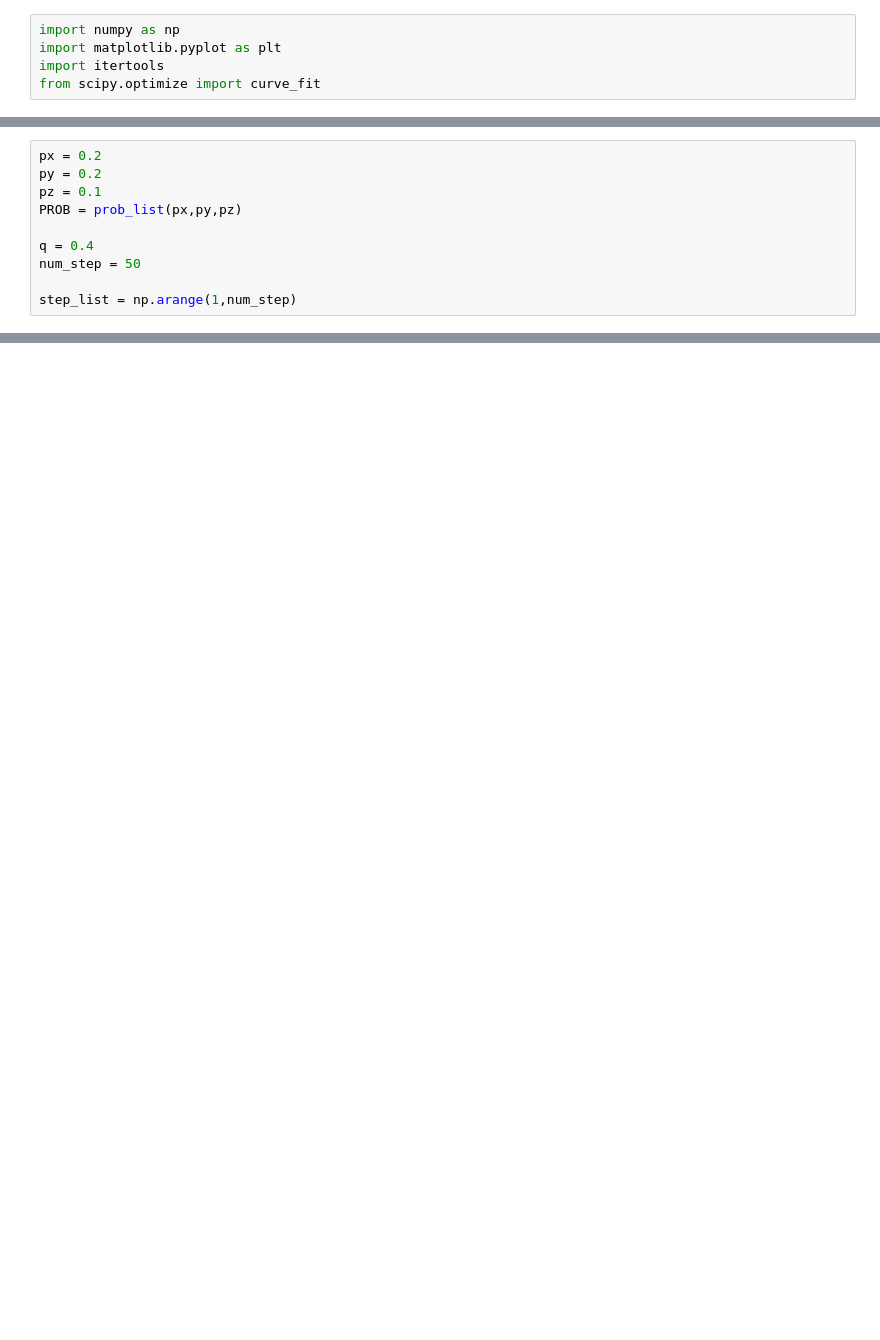
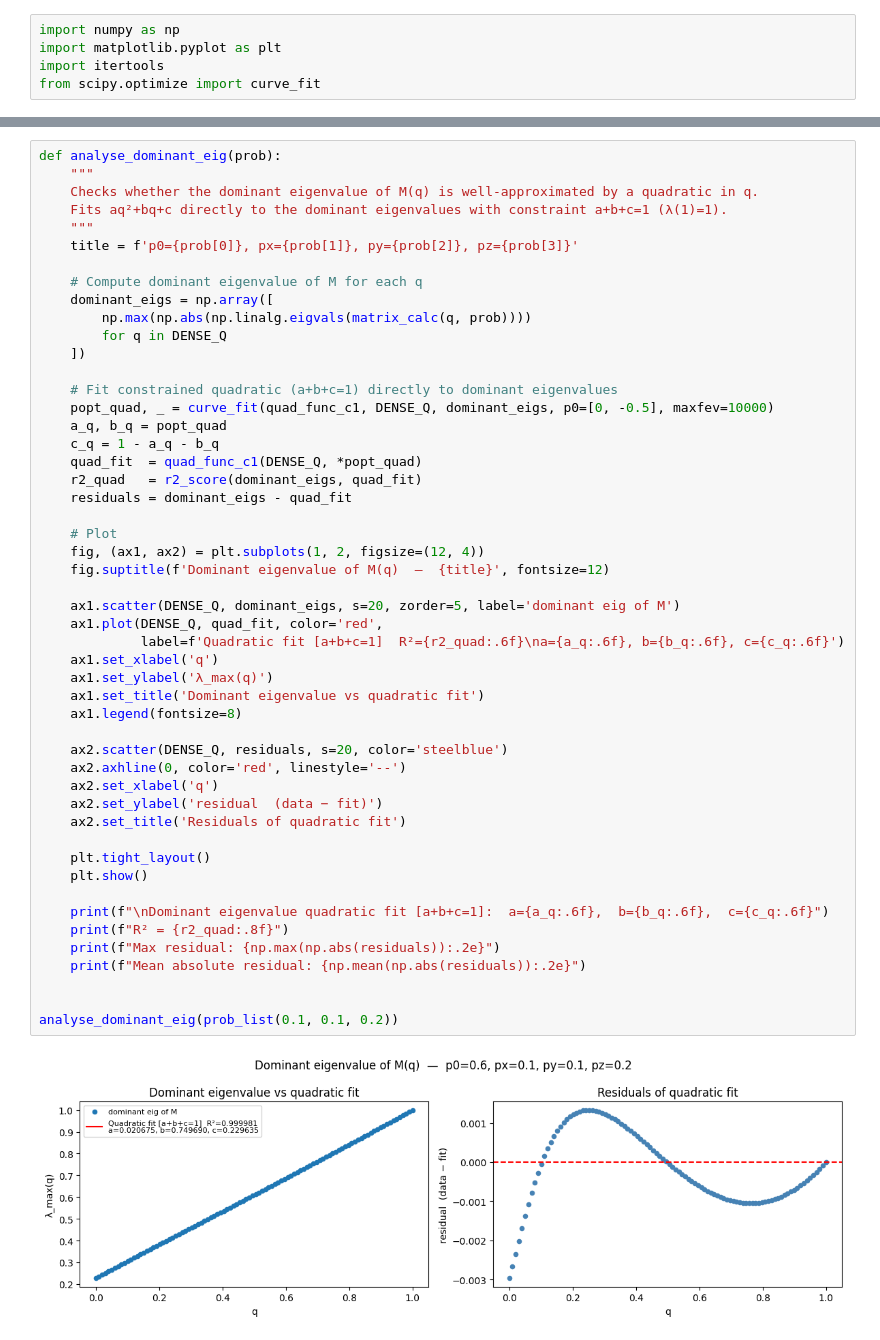
Before and after one commit to YommoY-official/MPQMasters, a Jupyter notebook: non_markovian_general_eigenvalue.ipynb, the cells around one changed output, grey strips where cells are left out. Drawn from its saved outputs; the diff is of its cells as text; blank space fills up the shorter version.

```diff
--- a/non_markovian_general_eigenvalue.ipynb
+++ b/non_markovian_general_eigenvalue.ipynb
@@ -211,10 +126,0 @@ plt.show()
-# %%
-px = 0.2
-py = 0.2
-pz = 0.1
-PROB = prob_list(px,py,pz)
-
-q = 0.4
-num_step = 50
-
-step_list = np.arange(1,num_step)
@@ -255,0 +484,52 @@ plt.plot(q_list, decay_coeffs, marker = 'o')
+# %%
+def analyse_dominant_eig(prob):
+    """
+    Checks whether the dominant eigenvalue of M(q) is well-approximated by a quadratic in q.
+    Fits aq²+bq+c directly to the dominant eigenvalues with constraint a+b+c=1 (λ(1)=1).
+    """
+    title = f'p0={prob[0]}, px={prob[1]}, py={prob[2]}, pz={prob[3]}'
+
+    # Compute dominant eigenvalue of M for each q
+    dominant_eigs = np.array([
+        np.max(np.abs(np.linalg.eigvals(matrix_calc(q, prob))))
+        for q in DENSE_Q
+    ])
+
+    # Fit constrained quadratic (a+b+c=1) directly to dominant eigenvalues
+    popt_quad, _ = curve_fit(quad_func_c1, DENSE_Q, dominant_eigs, p0=[0, -0.5], maxfev=10000)
+    a_q, b_q = popt_quad
+    c_q = 1 - a_q - b_q
+    quad_fit  = quad_func_c1(DENSE_Q, *popt_quad)
+    r2_quad   = r2_score(dominant_eigs, quad_fit)
+    residuals = dominant_eigs - quad_fit
+
+    # Plot
+    fig, (ax1, ax2) = plt.subplots(1, 2, figsize=(12, 4))
+    fig.suptitle(f'Dominant eigenvalue of M(q)  —  {title}', fontsize=12)
+
+    ax1.scatter(DENSE_Q, dominant_eigs, s=20, zorder=5, label='dominant eig of M')
+    ax1.plot(DENSE_Q, quad_fit, color='red',
+             label=f'Quadratic fit [a+b+c=1]  R²={r2_quad:.6f}\na={a_q:.6f}, b={b_q:.6f}, c={c_q:.6f}')
+    ax1.set_xlabel('q')
+    ax1.set_ylabel('λ_max(q)')
+    ax1.set_title('Dominant eigenvalue vs quadratic fit')
+    ax1.legend(fontsize=8)
+
+    ax2.scatter(DENSE_Q, residuals, s=20, color='steelblue')
+    ax2.axhline(0, color='red', linestyle='--')
+    ax2.set_xlabel('q')
+    ax2.set_ylabel('residual  (data − fit)')
+    ax2.set_title('Residuals of quadratic fit')
+
+    plt.tight_layout()
+    plt.show()
+
+    print(f"\nDominant eigenvalue quadratic fit [a+b+c=1]:  a={a_q:.6f},  b={b_q:.6f},  c={c_q:.6f}")
+    print(f"R² = {r2_quad:.8f}")
+    print(f"Max residual: {np.max(np.abs(residuals)):.2e}")
+    print(f"Mean absolute residual: {np.mean(np.abs(residuals)):.2e}")
+
+
+analyse_dominant_eig(prob_list(0.1, 0.1, 0.2))
+# %% [output]
+[figure, added]
```
Also changed, not shown: parts of 18 cells of this notebook.
